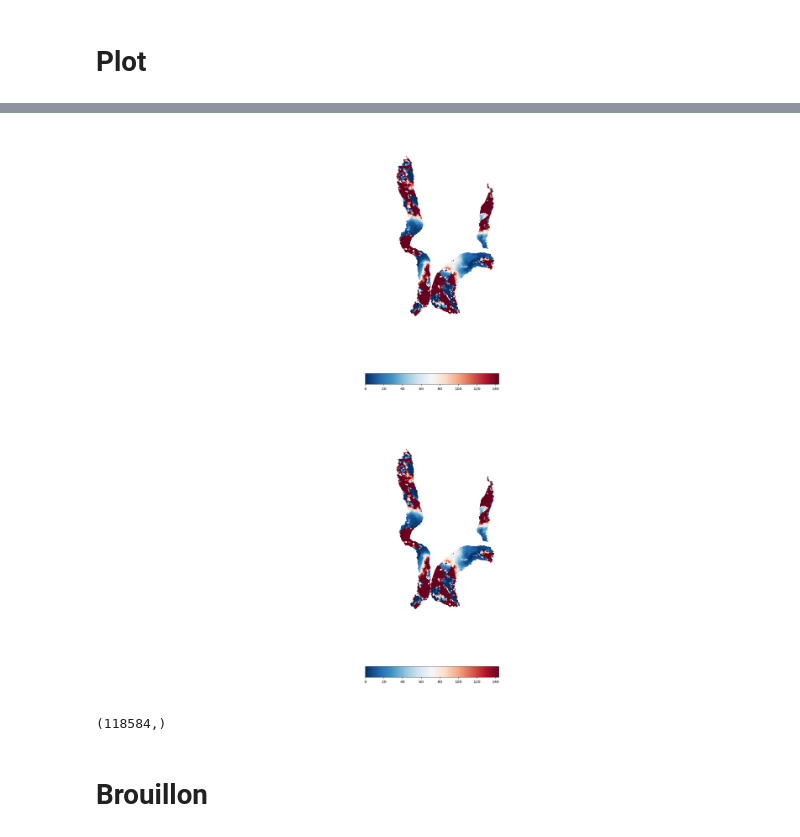
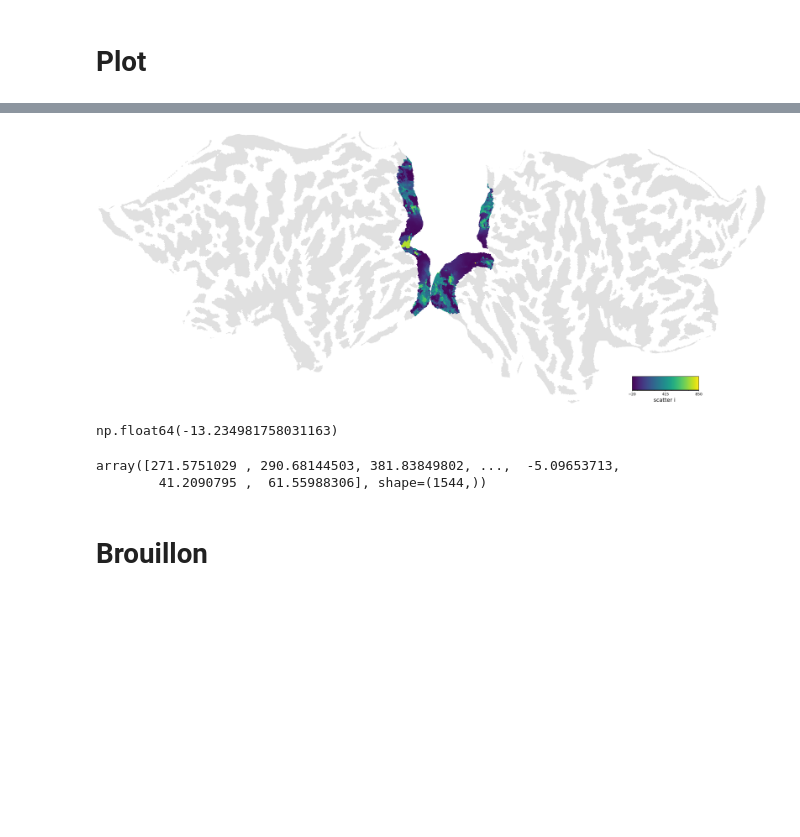
Before and after one commit to mszinte/pRF_analysis, a Jupyter notebook: RetinoMaps/dev/Ripley_full_area.ipynb, the cells around one changed output, grey strips where cells are left out. Saved outputs shown, nothing was run; the diff lists cells and outputs as text; code cells hidden in the pictures; blank space fills up the shorter version.

```diff
--- a/RetinoMaps/dev/Ripley_full_area.ipynb
+++ b/RetinoMaps/dev/Ripley_full_area.ipynb
@@ -40,16 +40,16 @@ averaging_templates = analysis_info['averaging_templates']
 formats_conversion = analysis_info['formats_conversion']
 # %%
 subject = 'sub-01'
-# pycortex_subject = 'sub-hcp1.6mm'
-pycortex_subject = subject
+pycortex_subject = 'sub-hcp1.6mm'
+# pycortex_subject = subject
 
-format_ = 'fsnative'
-surf_format = 'fsnative'
+format_ = '170k'
+surf_format = '59k'
 prf_task_name = 'pRF'
 hemis = ['hemi-L', 'hemi-R']
 
 avg_method = analysis_info['avg_methods'][1]
-rois_method_format = analysis_info['rois_methods'][format_][1]
+rois_method_format = analysis_info['rois_methods'][format_][0]
 # %%
 # Set pycortex db and colormaps
 cortex_dir = "{}/{}/derivatives/pp_data/cortex".format(main_dir, project_dir)
@@ -343,35 +341,40 @@ Wall time: 20 μs
 # %%
-loo_rsq_data = deriv_mat[prf_loo_r2_idx,:]
-alpha = loo_rsq_data
+loo_rsq_data = deriv_mat[rsq_idx2use,:]
+# alpha = loo_rsq_data
+alpha = (~np.isnan(scatter_i_brain_array)).astype(int)
 alpha_range = [0,1]
 alpha = (alpha - alpha_range[0]) / (alpha_range[1] - alpha_range[0])
 alpha[alpha>1]=1
 
 # put alpha to 0 outside non interest roi
 
 auc_params = {
              'subject': pycortex_subject,
              'data': scatter_i_brain_array,
              'cmap': 'viridis',
              'alpha': alpha,
-             'vmin': 0,
-             'vmax': 100,
+             'vmin': -20,
+             'vmax': 850,
              'cbar': 'discrete',
              'cortex_type': 'VertexRGB',
              'description': 'CSS pRF CM',
              'curv_brightness': 1,
              'curv_contrast': 0.25,
              'add_roi': False,
              'cbar_label': 'scatter i ',
              'with_labels': True}
 volume_amp = draw_cortex(**auc_params)
 # %% [output]
-[figure, old version]
+[figure, new version]
-[figure, removed]
 # %%
-scatter_i_brain_array.shape
+np.nanmin(scatter_i_brain_array)
 # %% [output]
-(118584,)
+np.float64(-13.234981758031163)
+# %%
+results[hemi][roi]['scatter_i']
+# %% [output]
+array([271.5751029 , 290.68144503, 381.83849802, ...,  -5.09653713,
+        41.2090795 ,  61.55988306], shape=(1544,))
 # %% [markdown]
 # Brouillon
 # %%
```
Also changed, not shown: parts of 4 cells of this notebook, 1 other file.
